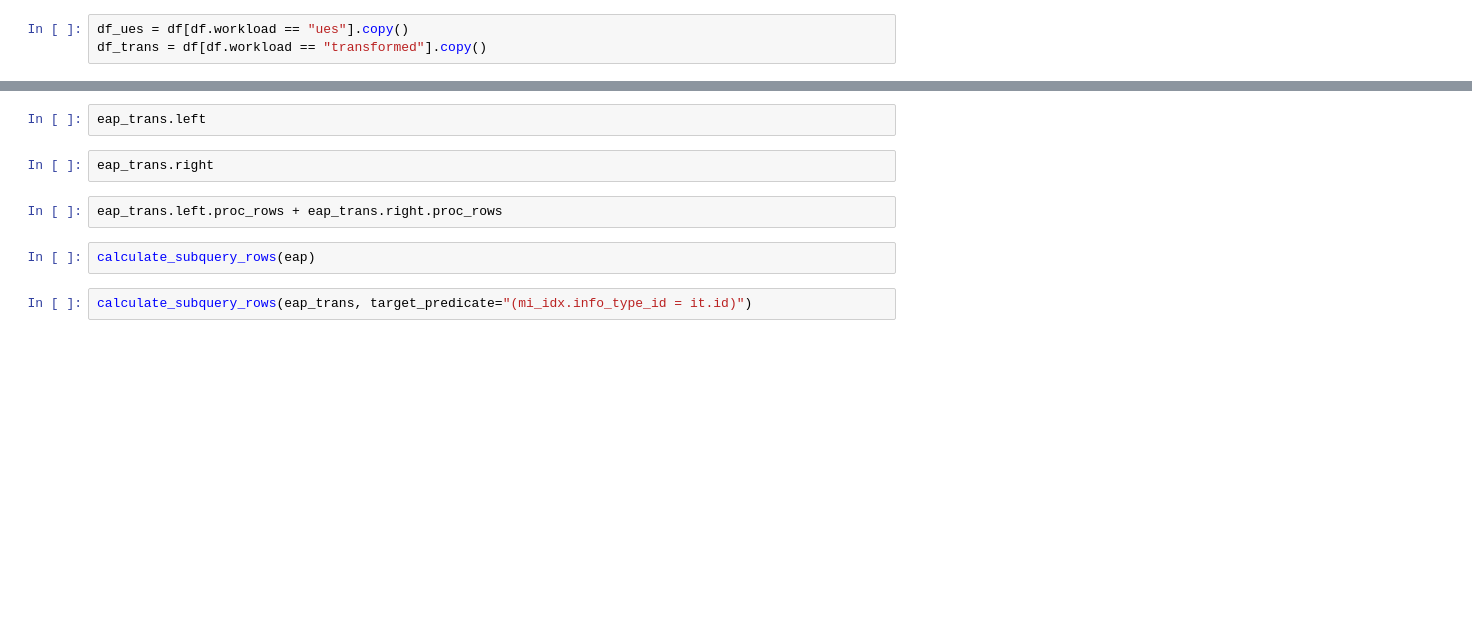
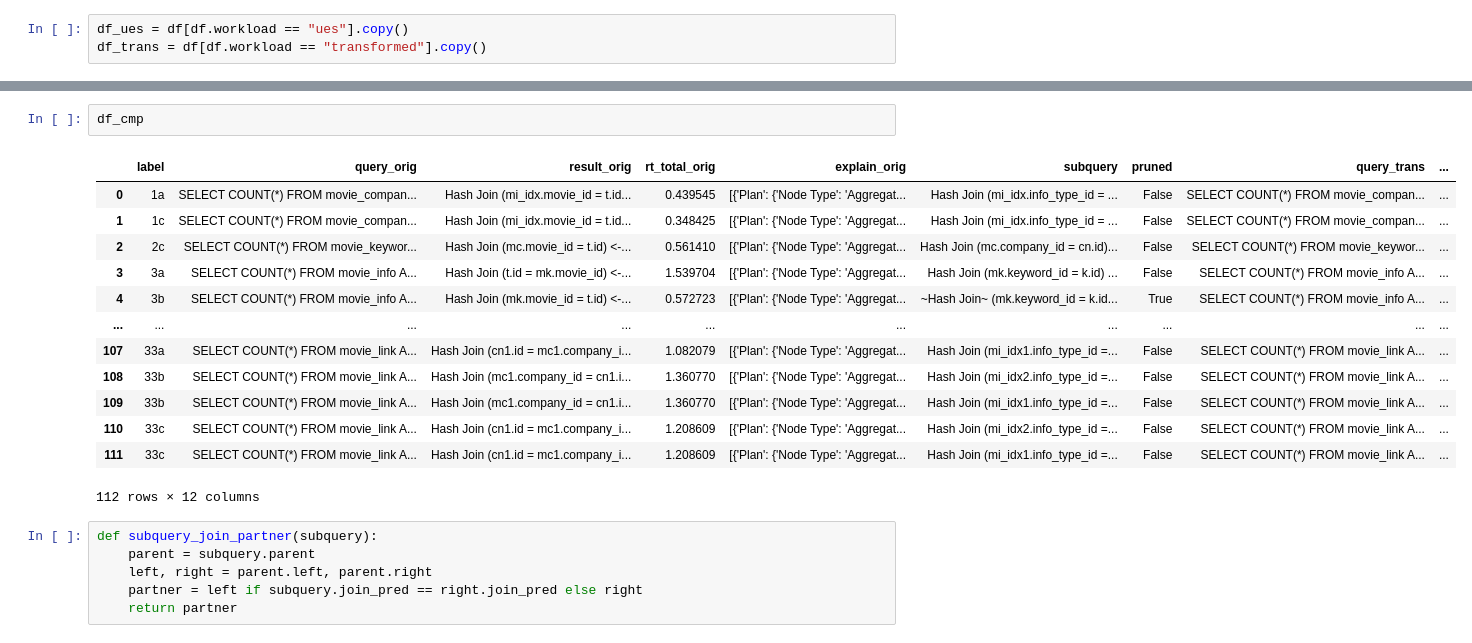
Before and after one commit to rbergm/PostBOUND, a Jupyter notebook: ues/UES_WorkloadAnalysis.ipynb, the cells around one changed output, grey strips where cells are left out. Drawn from its saved outputs; the diff is of its cells as text; blank space fills up the shorter version.

```diff
--- a/ues/UES_WorkloadAnalysis.ipynb
+++ b/ues/UES_WorkloadAnalysis.ipynb
@@ -119,10 +107,22 @@ print(eap.pretty_print())
-# %%
-eap_trans.left
-# %%
-eap_trans.right
-# %%
-eap_trans.left.proc_rows + eap_trans.right.proc_rows
-# %%
-calculate_subquery_rows(eap)
-# %%
-calculate_subquery_rows(eap_trans, target_predicate="(mi_idx.info_type_id = it.id)")
+# %%
+df_cmp
+# %% [output]
+|  | label | query_orig | result_orig | rt_total_orig | explain_orig | subquery | pruned | query_trans | ... |
+| 0 | 1a | SELECT COUNT(*) FROM movie_compan... | Hash Join (mi_idx.movie_id = t.id... | 0.439545 | [{'Plan': {'Node Type': 'Aggregat... | Hash Join (mi_idx.info_type_id = ... | False | SELECT COUNT(*) FROM movie_compan... | ... |
+| 1 | 1c | SELECT COUNT(*) FROM movie_compan... | Hash Join (mi_idx.movie_id = t.id... | 0.348425 | [{'Plan': {'Node Type': 'Aggregat... | Hash Join (mi_idx.info_type_id = ... | False | SELECT COUNT(*) FROM movie_compan... | ... |
+| 2 | 2c | SELECT COUNT(*) FROM movie_keywor... | Hash Join (mc.movie_id = t.id) <-... | 0.561410 | [{'Plan': {'Node Type': 'Aggregat... | Hash Join (mc.company_id = cn.id)... | False | SELECT COUNT(*) FROM movie_keywor... | ... |
+| 3 | 3a | SELECT COUNT(*) FROM movie_info A... | Hash Join (t.id = mk.movie_id) <-... | 1.539704 | [{'Plan': {'Node Type': 'Aggregat... | Hash Join (mk.keyword_id = k.id) ... | False | SELECT COUNT(*) FROM movie_info A... | ... |
+| 4 | 3b | SELECT COUNT(*) FROM movie_info A... | Hash Join (mk.movie_id = t.id) <-... | 0.572723 | [{'Plan': {'Node Type': 'Aggregat... | ~Hash Join~ (mk.keyword_id = k.id... | True | SELECT COUNT(*) FROM movie_info A... | ... |
+| ... | ... | ... | ... | ... | ... | ... | ... | ... | ... |
+| 107 | 33a | SELECT COUNT(*) FROM movie_link A... | Hash Join (cn1.id = mc1.company_i... | 1.082079 | [{'Plan': {'Node Type': 'Aggregat... | Hash Join (mi_idx1.info_type_id =... | False | SELECT COUNT(*) FROM movie_link A... | ... |
+| 108 | 33b | SELECT COUNT(*) FROM movie_link A... | Hash Join (mc1.company_id = cn1.i... | 1.360770 | [{'Plan': {'Node Type': 'Aggregat... | Hash Join (mi_idx2.info_type_id =... | False | SELECT COUNT(*) FROM movie_link A... | ... |
+| 109 | 33b | SELECT COUNT(*) FROM movie_link A... | Hash Join (mc1.company_id = cn1.i... | 1.360770 | [{'Plan': {'Node Type': 'Aggregat... | Hash Join (mi_idx1.info_type_id =... | False | SELECT COUNT(*) FROM movie_link A... | ... |
+| 110 | 33c | SELECT COUNT(*) FROM movie_link A... | Hash Join (cn1.id = mc1.company_i... | 1.208609 | [{'Plan': {'Node Type': 'Aggregat... | Hash Join (mi_idx2.info_type_id =... | False | SELECT COUNT(*) FROM movie_link A... | ... |
+| 111 | 33c | SELECT COUNT(*) FROM movie_link A... | Hash Join (cn1.id = mc1.company_i... | 1.208609 | [{'Plan': {'Node Type': 'Aggregat... | Hash Join (mi_idx1.info_type_id =... | False | SELECT COUNT(*) FROM movie_link A... | ... |
+112 rows × 12 columns
+# %%
+def subquery_join_partner(subquery):
+    parent = subquery.parent
+    left, right = parent.left, parent.right
+    partner = left if subquery.join_pred == right.join_pred else right
+    return partner
```
Also changed, not shown: parts of 34 cells of this notebook, 3 other files.
